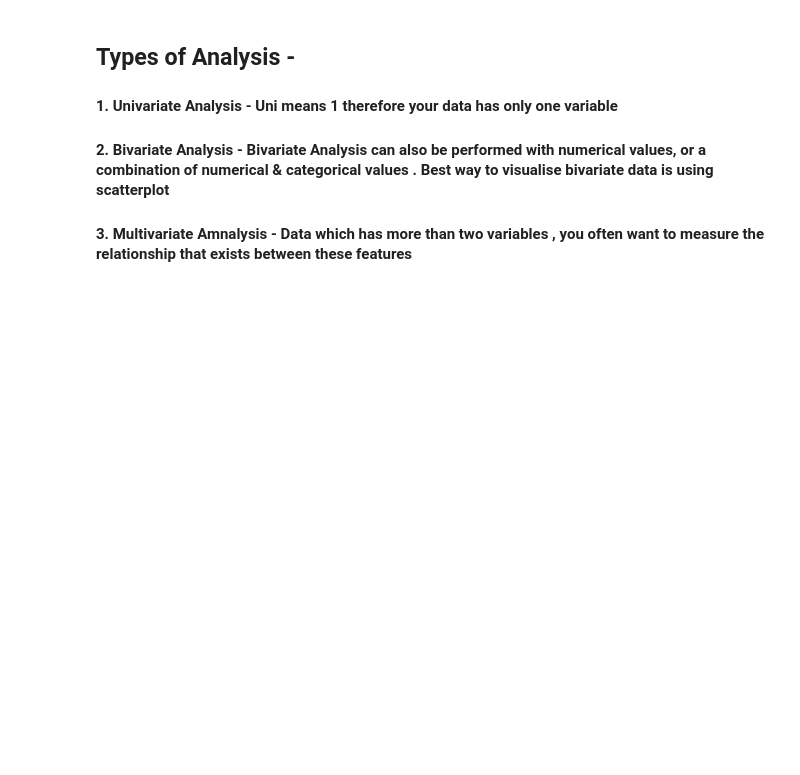
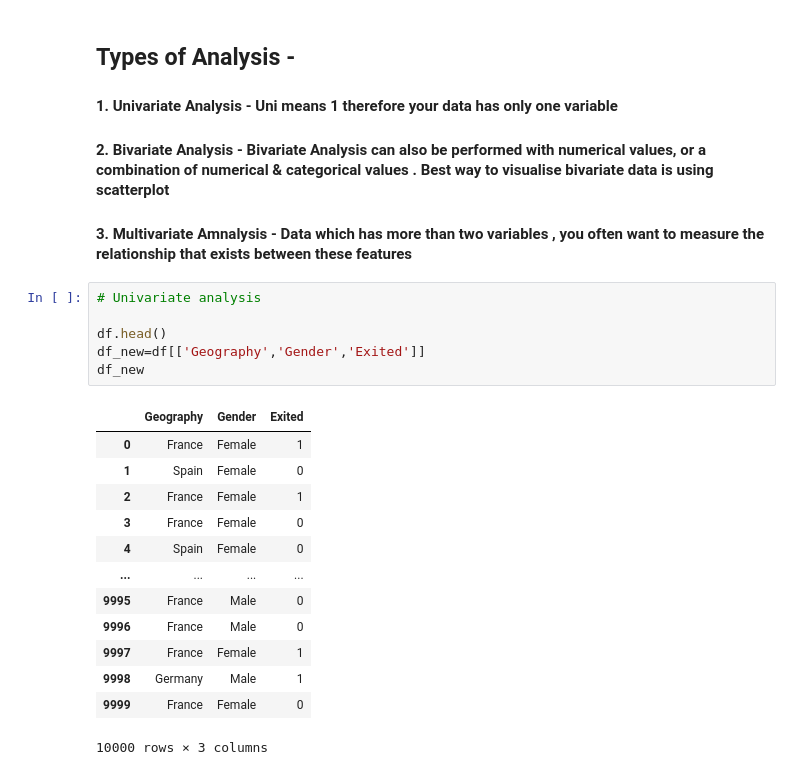
Before and after one commit to Arnav5005/Python, a Jupyter notebook: EDA_1/eda.ipynb, the cells around one changed output. Drawn from its saved outputs; the diff is of its cells as text; blank space fills up the shorter version.

```diff
--- a/EDA_1/eda.ipynb
+++ b/EDA_1/eda.ipynb
@@ -201,3 +201,23 @@ sns.boxplot(data=df['CreditScore'])
 #### 1. Univariate Analysis - Uni means 1 therefore your data has only one variable
 #### 2. Bivariate Analysis - Bivariate Analysis can also be performed with numerical values, or a combination of numerical & categorical values . Best way to visualise bivariate data is using scatterplot
 #### 3. Multivariate Amnalysis - Data which has more than two variables , you often want to measure the relationship that exists between these features
+# %%
+# Univariate analysis
+
+df.head()
+df_new=df[['Geography','Gender','Exited']]
+df_new
+# %% [output]
+|  | Geography | Gender | Exited |
+| 0 | France | Female | 1 |
+| 1 | Spain | Female | 0 |
+| 2 | France | Female | 1 |
+| 3 | France | Female | 0 |
+| 4 | Spain | Female | 0 |
+| ... | ... | ... | ... |
+| 9995 | France | Male | 0 |
+| 9996 | France | Male | 0 |
+| 9997 | France | Female | 1 |
+| 9998 | Germany | Male | 1 |
+| 9999 | France | Female | 0 |
+10000 rows × 3 columns
```
